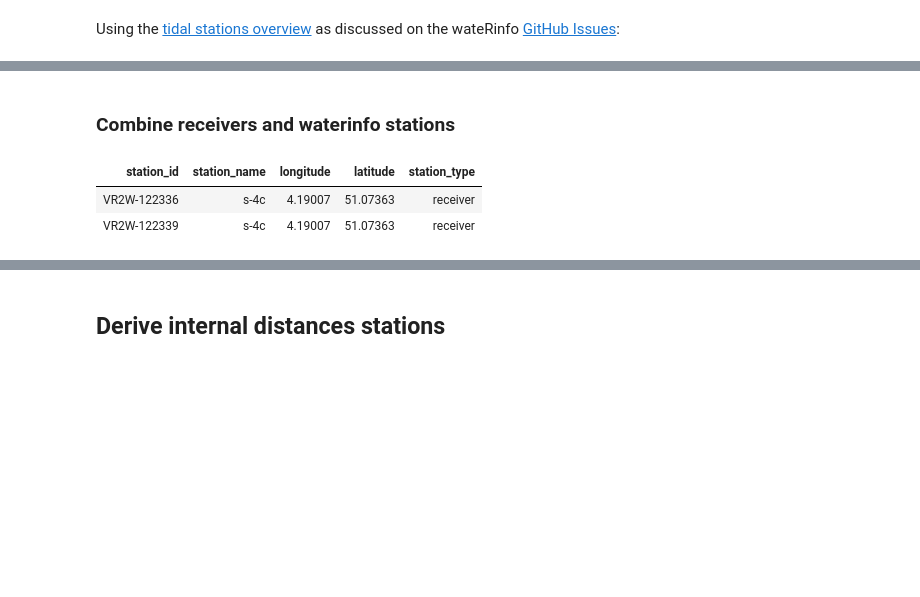
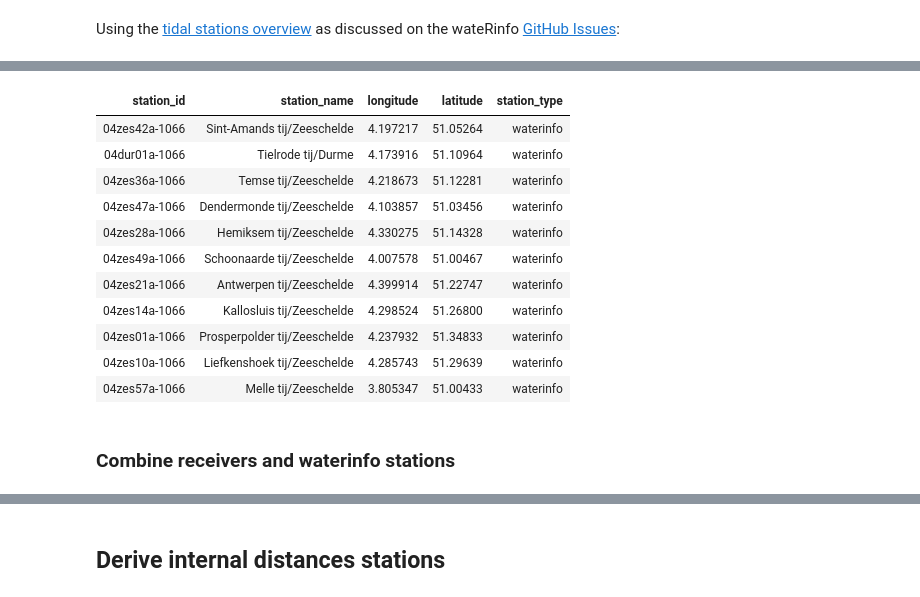
Before and after one commit to stijnvanhoey/waterinfo-tidal-eel, a Jupyter notebook: src/stations_distances.ipynb, the cells around one changed output, grey strips where cells are left out. Saved outputs shown, nothing was run; the diff lists cells and outputs as text; code cells hidden in the pictures; blank space fills up the shorter version.

```diff
--- a/src/stations_distances.ipynb
+++ b/src/stations_distances.ipynb
@@ -30,4 +40,5 @@ head(receivers)
 # %% [markdown]
 Using the [tidal stations overview](https://github.com/inbo/wateRinfo/files/1483458/tij_all_identifiers.txt) as discussed on the wateRinfo [GitHub Issues](https://github.com/inbo/wateRinfo/issues/11#issuecomment-345339779):
 # %%
-ts_id_tide <- read_csv("scheldt_tide_waterinfo_identifiers.csv", col_types = cols())
+ts_id_tide <- read_csv("../data/tidal_zone_ts_ids.csv",
+                       col_types = cols())
@@ -34,11 +55,13 @@ ts_id_tide <- read_csv("scheldt_tide_waterinfo_identifiers.csv", col_types = col
 # %%
 tidal_stations <- ts_id_tide %>%
-    filter(grepl(".*10min.base", ts_name)) %>%
+    filter(ts_id < 100000000) %>%  # waterinfo.be API not supported for these identifiers
+    filter(grepl("*Pv.10", ts_name)) %>%
     filter(!station_name %in% c("Walem tij/Rupel", "Duffel-sluis tij", "Lier Molbrug tij/Nete",
                            "Kessel tij/Grote Nete", "Emblem tij/Kleine Nete",
                            "Mechelen Benedensluis tij/Dijle", "Mechelen Stuw Opwaarts tij/Dijle",
                            "Hombeek tij/Zenne", "Zemst tij/Zenne", "Gentbrugge tij/Zeeschelde",
-                           "Waasmunster Manta tij/Durme")) %>% # exclude nonte-scheldt stations
+                           "Waasmunster Manta tij/Durme", "Duffel Sluis tij/Nete",
+                           "Mechelen Stuw Afwaarts tij/Dijle")) %>% # exclude nonte-scheldt stations
     select(station_no, station_name,
            station_longitude, station_latitude) %>%
     distinct() %>%
@@ -46,13 +69,22 @@ tidal_stations <- ts_id_tide %>%
     rename(station_id = station_no,
            longitude = station_longitude,
            latitude = station_latitude)
+# %%
+tidal_stations
+# %% [output]
+| station_id | station_name | longitude | latitude | station_type |
+| 04zes42a-1066 | Sint-Amands tij/Zeeschelde | 4.197217 | 51.05264 | waterinfo |
+| 04dur01a-1066 | Tielrode tij/Durme | 4.173916 | 51.10964 | waterinfo |
+| 04zes36a-1066 | Temse tij/Zeeschelde | 4.218673 | 51.12281 | waterinfo |
+| 04zes47a-1066 | Dendermonde tij/Zeeschelde | 4.103857 | 51.03456 | waterinfo |
+| 04zes28a-1066 | Hemiksem tij/Zeeschelde | 4.330275 | 51.14328 | waterinfo |
+| 04zes49a-1066 | Schoonaarde tij/Zeeschelde | 4.007578 | 51.00467 | waterinfo |
+| 04zes21a-1066 | Antwerpen tij/Zeeschelde | 4.399914 | 51.22747 | waterinfo |
+| 04zes14a-1066 | Kallosluis tij/Zeeschelde | 4.298524 | 51.26800 | waterinfo |
+| 04zes01a-1066 | Prosperpolder tij/Zeeschelde | 4.237932 | 51.34833 | waterinfo |
+| 04zes10a-1066 | Liefkenshoek tij/Zeeschelde | 4.285743 | 51.29639 | waterinfo |
+| 04zes57a-1066 | Melle tij/Zeeschelde | 3.805347 | 51.00433 | waterinfo |
 # %% [markdown]
 ### Combine receivers and waterinfo stations
 # %%
 stations <- bind_rows(tidal_stations, receivers)
-# %%
-stations %>% filter(station_name == "s-4c")
-# %% [output]
-| station_id | station_name | longitude | latitude | station_type |
-| VR2W-122336 | s-4c | 4.19007 | 51.07363 | receiver |
-| VR2W-122339 | s-4c | 4.19007 | 51.07363 | receiver |
```
Also changed, not shown: parts of 27 cells of this notebook.
